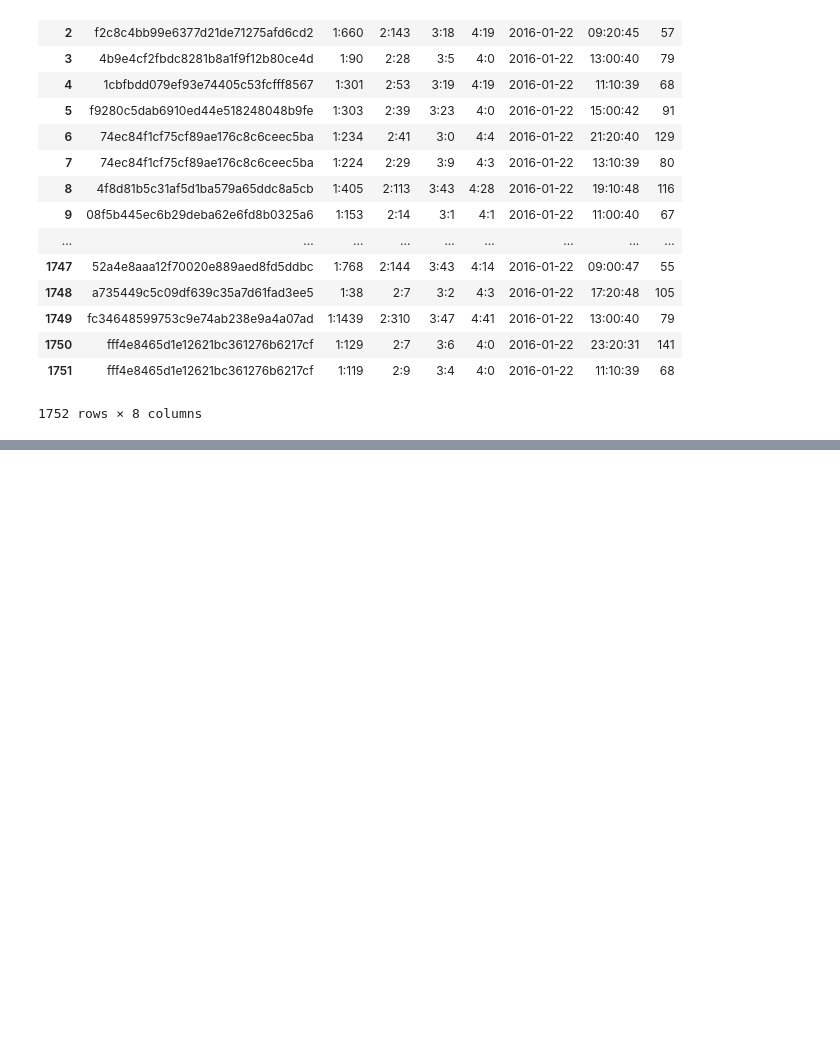
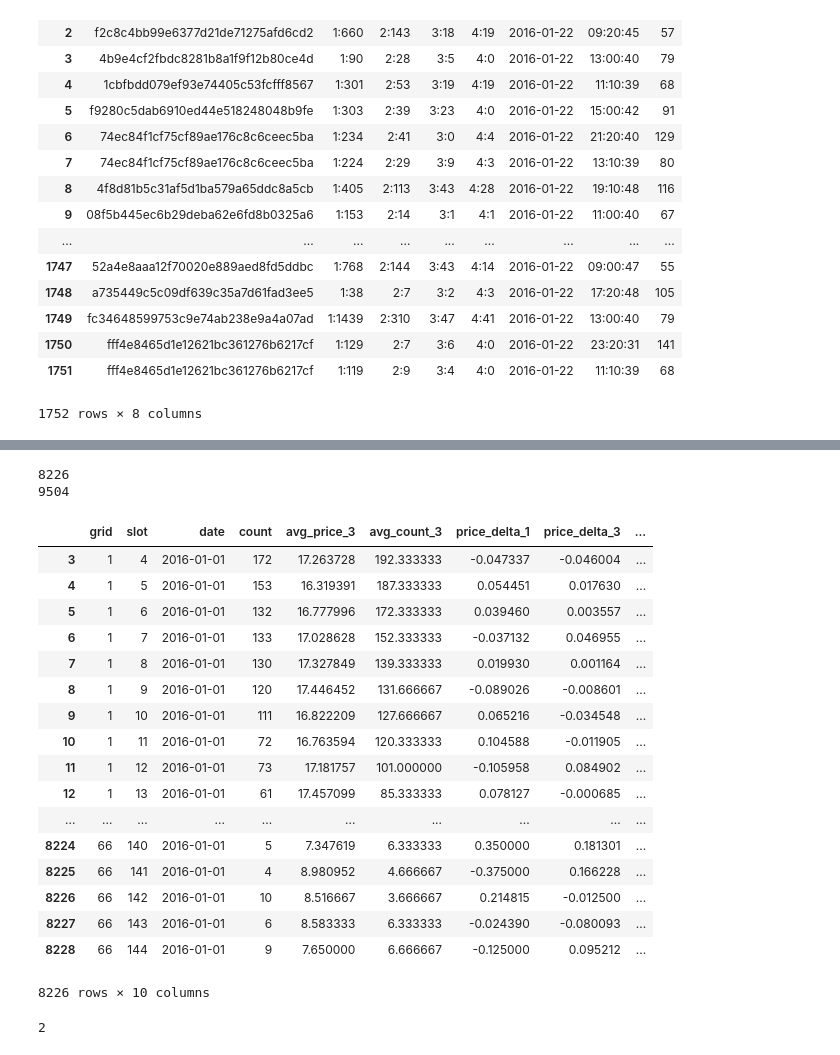
Before and after one commit to mangolzy/trafficFlowProject, a Jupyter notebook: season1/training_data/order_data/oneFilePreprocess.ipynb, the cells around one changed output, grey strips where cells are left out. Saved outputs shown, nothing was run; the diff lists cells and outputs as text; code cells hidden in the pictures; blank space fills up the shorter version.

```diff
--- a/season1/training_data/order_data/oneFilePreprocess.ipynb
+++ b/season1/training_data/order_data/oneFilePreprocess.ipynb
@@ -1000,0 +1077,45 @@ test_tra
+# %%
+#order['grid'] = order['start'].map(lambda x : int(zone_dict[x]))
+# create new column slot
+#order['slot'] = order['time'].map(lambda x: time2slot(x))
+basic = order.groupby(['grid','slot','date'], as_index = False)
+
+avg_price = basic['price'].agg({'avg_price':np.mean})
+count = basic['time'].agg({'count':np.count_nonzero})
+# order
+orderinfo = pd.merge(avg_price, count, how = 'outer', on = ['grid','slot','date'])
+orderinfo['avg_price_3'] = pd.rolling_mean(orderinfo['avg_price'],3).shift(1)
+orderinfo['avg_count_3'] = pd.rolling_mean(orderinfo['count'], 3).shift(1)
+orderinfo['price_delta_1'] = orderinfo['avg_price'] / orderinfo['avg_price'].shift(1) - 1
+orderinfo['price_delta_3'] = pd.rolling_mean(orderinfo['price_delta_1'],2).shift(1)
+orderinfo['count_delta_1'] = orderinfo['count'] / orderinfo['count'].shift(1) - 1
+orderinfo['count_delta_3'] = pd.rolling_mean(orderinfo['count_delta_1'],2).shift(1)
+o = orderinfo.dropna(how = 'any')
+del o['avg_price']
+# del o['count'] predict target...del o['price_delta_1']
+# %%
+print o.size / 10
+print 144 * 66
+
+o.head(144*68)
+# %% [output]
+8226
+9504
+|  | grid | slot | date | count | avg_price_3 | avg_count_3 | price_delta_1 | price_delta_3 | ... |
+| 3 | 1 | 4 | 2016-01-01 | 172 | 17.263728 | 192.333333 | -0.047337 | -0.046004 | ... |
+| 4 | 1 | 5 | 2016-01-01 | 153 | 16.319391 | 187.333333 | 0.054451 | 0.017630 | ... |
+| 5 | 1 | 6 | 2016-01-01 | 132 | 16.777996 | 172.333333 | 0.039460 | 0.003557 | ... |
+| 6 | 1 | 7 | 2016-01-01 | 133 | 17.028628 | 152.333333 | -0.037132 | 0.046955 | ... |
+| 7 | 1 | 8 | 2016-01-01 | 130 | 17.327849 | 139.333333 | 0.019930 | 0.001164 | ... |
+| 8 | 1 | 9 | 2016-01-01 | 120 | 17.446452 | 131.666667 | -0.089026 | -0.008601 | ... |
+| 9 | 1 | 10 | 2016-01-01 | 111 | 16.822209 | 127.666667 | 0.065216 | -0.034548 | ... |
+| 10 | 1 | 11 | 2016-01-01 | 72 | 16.763594 | 120.333333 | 0.104588 | -0.011905 | ... |
+| 11 | 1 | 12 | 2016-01-01 | 73 | 17.181757 | 101.000000 | -0.105958 | 0.084902 | ... |
+| 12 | 1 | 13 | 2016-01-01 | 61 | 17.457099 | 85.333333 | 0.078127 | -0.000685 | ... |
+| ... | ... | ... | ... | ... | ... | ... | ... | ... | ... |
+| 8224 | 66 | 140 | 2016-01-01 | 5 | 7.347619 | 6.333333 | 0.350000 | 0.181301 | ... |
+| 8225 | 66 | 141 | 2016-01-01 | 4 | 8.980952 | 4.666667 | -0.375000 | 0.166228 | ... |
+| 8226 | 66 | 142 | 2016-01-01 | 10 | 8.516667 | 3.666667 | 0.214815 | -0.012500 | ... |
+| 8227 | 66 | 143 | 2016-01-01 | 6 | 8.583333 | 6.333333 | -0.024390 | -0.080093 | ... |
+| 8228 | 66 | 144 | 2016-01-01 | 9 | 7.650000 | 6.666667 | -0.125000 | 0.095212 | ... |
+8226 rows × 10 columns
@@ -1000,0 +1155,4 @@ test_tra
+# %%
+inputdf, output = constructInput(o, 3, 21 * 144, 1, 4)
+# %% [output]
+2
```
Also changed, not shown: parts of 34 cells of this notebook, 2 other files.
